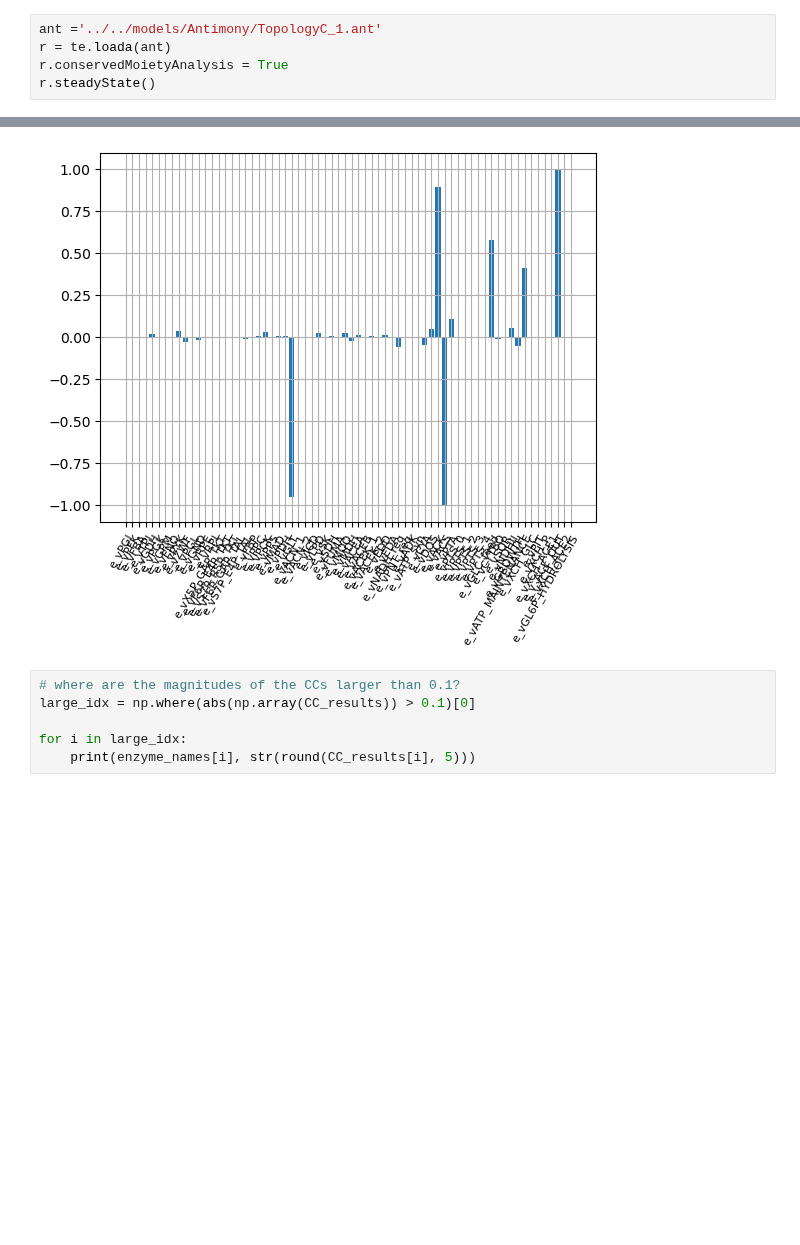
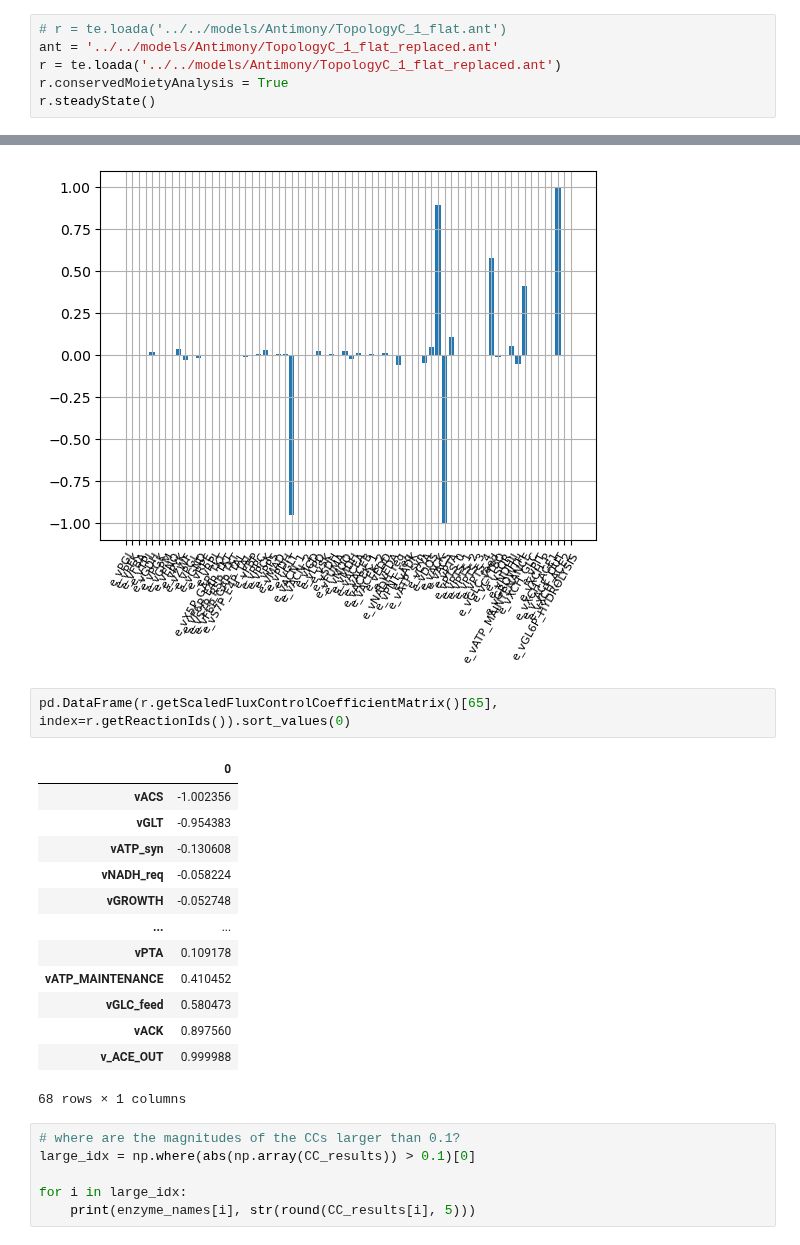
Before and after one commit to sys-bio/BMCA-pipeline, a Jupyter notebook: notebooks/topologyC/topC_EDA.ipynb, the cells around one changed output, grey strips where cells are left out. Saved outputs shown, nothing was run; the diff lists cells and outputs as text; blank space fills up the shorter version.

```diff
--- a/notebooks/topologyC/topC_EDA.ipynb
+++ b/notebooks/topologyC/topC_EDA.ipynb
@@ -21,6 +26,7 @@ import scipy as sp
 # %%
-ant ='../../models/Antimony/TopologyC_1.ant'
-r = te.loada(ant)
+# r = te.loada('../../models/Antimony/TopologyC_1_flat.ant')
+ant = '../../models/Antimony/TopologyC_1_flat_replaced.ant'
+r = te.loada('../../models/Antimony/TopologyC_1_flat_replaced.ant')
 r.conservedMoietyAnalysis = True
 r.steadyState()
 # %% [output]
@@ -73,6 +79,22 @@ plt.xticks(rotation=60, ha='right', rotation_mode='anchor', fontsize=8);
 plt.grid()
 # %% [output]
 [figure]
+# %%
+pd.DataFrame(r.getScaledFluxControlCoefficientMatrix()[65], index=r.getReactionIds()).sort_values(0)
+# %% [output]
+|  | 0 |
+| vACS | -1.002356 |
+| vGLT | -0.954383 |
+| vATP_syn | -0.130608 |
+| vNADH_req | -0.058224 |
+| vGROWTH | -0.052748 |
+| ... | ... |
+| vPTA | 0.109178 |
+| vATP_MAINTENANCE | 0.410452 |
+| vGLC_feed | 0.580473 |
+| vACK | 0.897560 |
+| v_ACE_OUT | 0.999988 |
+68 rows × 1 columns
 # %%
 # where are the magnitudes of the CCs larger than 0.1?
 large_idx = np.where(abs(np.array(CC_results)) > 0.1)[0]
```
Also changed, not shown: parts of 6 cells of this notebook.
